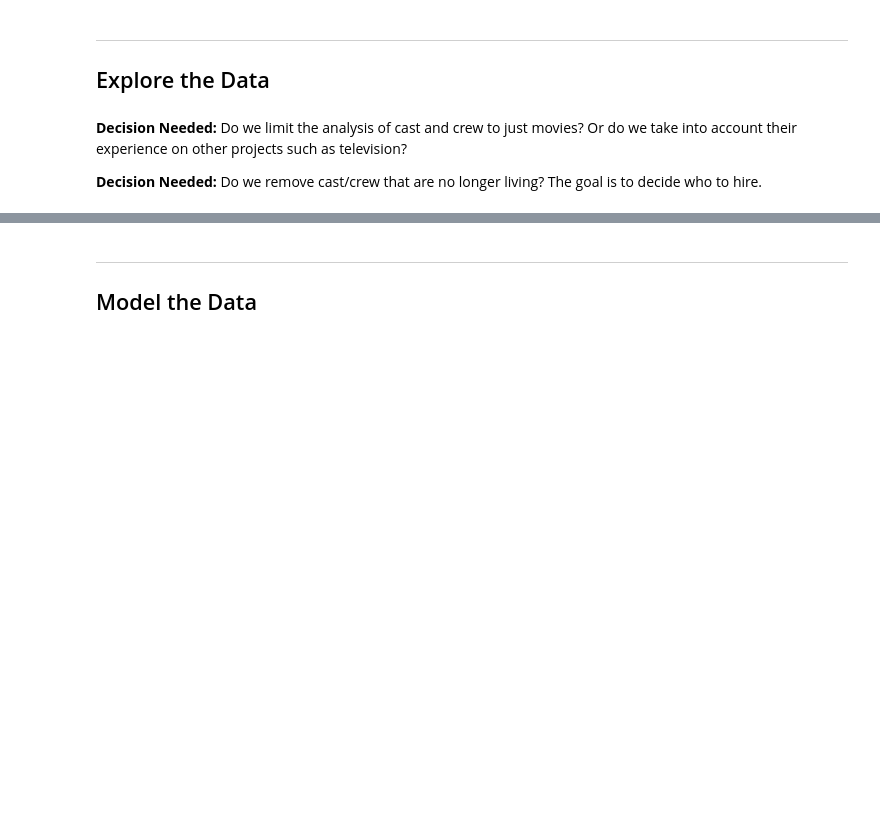
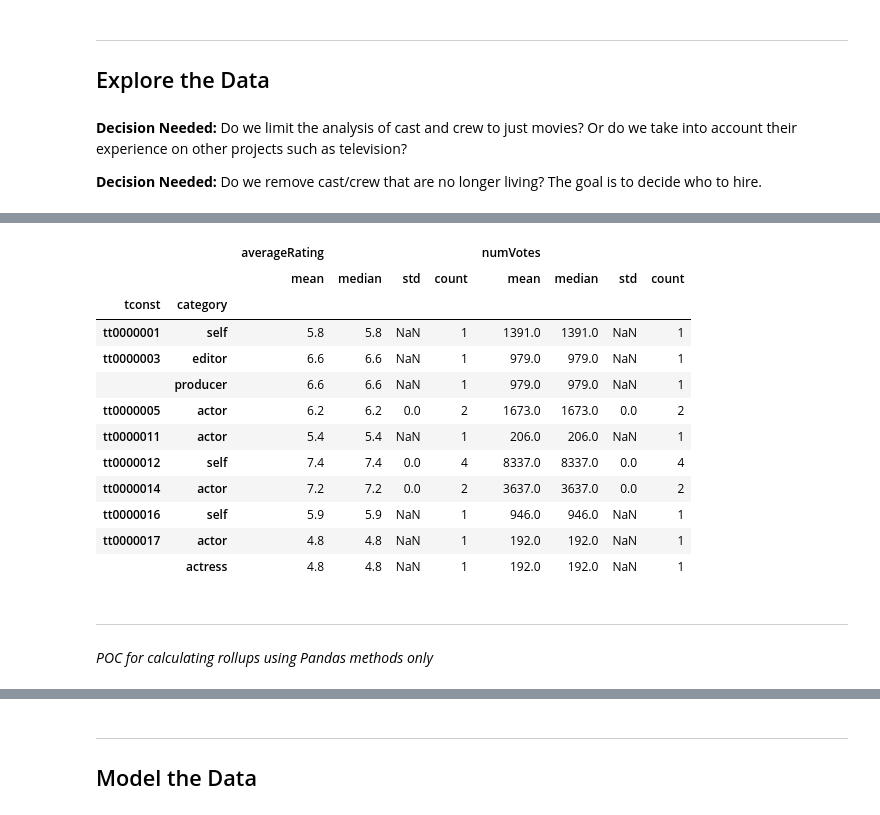
Before and after one commit to dniedermier-cscc/Scrum-Lords-Capstone-2018, a Jupyter notebook: IMDB/Working Notebooks/IMDB_Capstone_CS_Crew Analysis.ipynb, the cells around one changed output, grey strips where cells are left out. Drawn from its saved outputs; the diff is of its cells as text; code cells hidden in the pictures; blank space fills up the shorter version.

```diff
--- a/IMDB/Working Notebooks/IMDB_Capstone_CS_Crew Analysis.ipynb
+++ b/IMDB/Working Notebooks/IMDB_Capstone_CS_Crew Analysis.ipynb
@@ -234,0 +371,5 @@ principals = principal_data.copy()
+# %%
+# uniquely identify the rows by creating a MultiIndex
+tcat_data = principal_subset.set_index(['tconst', 'category'])
+
+tcat_data.head()
@@ -234,0 +384,24 @@ principals = principal_data.copy()
+# %%
+# calculate the mean, sum, and std by group
+# source: https://stackoverflow.com/a/19385591
+tcat_data = principal_subset.groupby(['tconst', 'category']).agg([np.mean, 'median', np.std, 'count'])
+
+tcat_data.head(10)
+# %% [output]
+|  |  | averageRating |  |  |  | numVotes |  |  |  |
+|  |  | mean | median | std | count | mean | median | std | count |
+| tconst | category |  |  |  |  |  |  |  |  |
+| tt0000001 | self | 5.8 | 5.8 | NaN | 1 | 1391.0 | 1391.0 | NaN | 1 |
+| tt0000003 | editor | 6.6 | 6.6 | NaN | 1 | 979.0 | 979.0 | NaN | 1 |
+|  | producer | 6.6 | 6.6 | NaN | 1 | 979.0 | 979.0 | NaN | 1 |
+| tt0000005 | actor | 6.2 | 6.2 | 0.0 | 2 | 1673.0 | 1673.0 | 0.0 | 2 |
+| tt0000011 | actor | 5.4 | 5.4 | NaN | 1 | 206.0 | 206.0 | NaN | 1 |
+| tt0000012 | self | 7.4 | 7.4 | 0.0 | 4 | 8337.0 | 8337.0 | 0.0 | 4 |
+| tt0000014 | actor | 7.2 | 7.2 | 0.0 | 2 | 3637.0 | 3637.0 | 0.0 | 2 |
+| tt0000016 | self | 5.9 | 5.9 | NaN | 1 | 946.0 | 946.0 | NaN | 1 |
+| tt0000017 | actor | 4.8 | 4.8 | NaN | 1 | 192.0 | 192.0 | NaN | 1 |
+|  | actress | 4.8 | 4.8 | NaN | 1 | 192.0 | 192.0 | NaN | 1 |
+# %% [markdown]
+<hr>
+
+_POC for calculating rollups using Pandas methods only_
```
Also changed, not shown: parts of 49 cells of this notebook.
